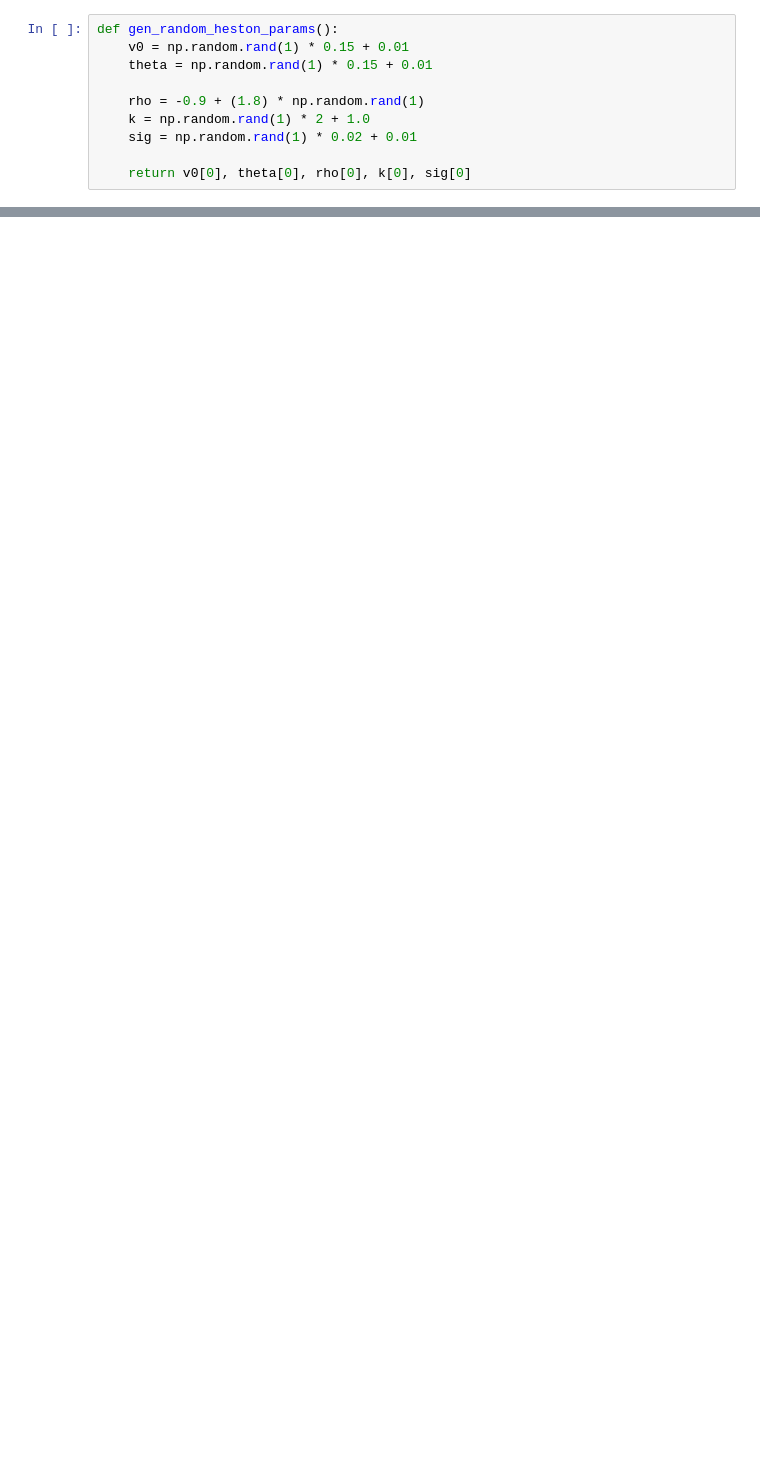
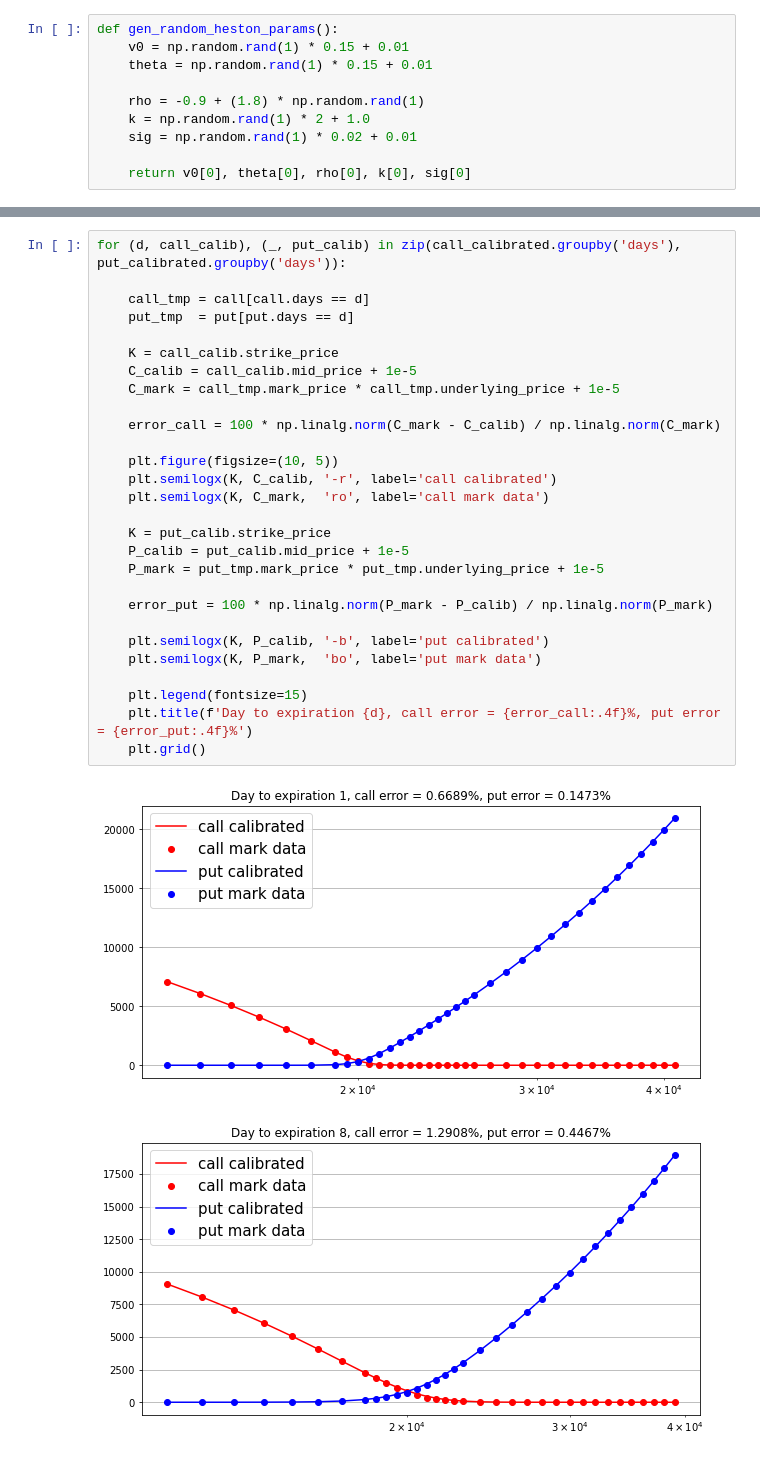
Before and after one commit to dolmatovas/MathFinance, a Jupyter notebook: CryptoOptionsCalibration/Calibration.ipynb, the cells around one changed output, grey strips where cells are left out. Cells and saved outputs as stored; diff of their text form; blank space fills up the shorter version.

```diff
--- a/CryptoOptionsCalibration/Calibration.ipynb
+++ b/CryptoOptionsCalibration/Calibration.ipynb
@@ -315,3 +339,34 @@ for (d, tmp), (d1, tmp1) in zip(call_calibrated.groupby('days'), put_calibrated.
 [figure]
 [figure]
 [figure]
+# %%
+for (d, call_calib), (_, put_calib) in zip(call_calibrated.groupby('days'), put_calibrated.groupby('days')):
+
+    call_tmp = call[call.days == d]
+    put_tmp  = put[put.days == d]
+
+    K = call_calib.strike_price
+    C_calib = call_calib.mid_price + 1e-5
+    C_mark = call_tmp.mark_price * call_tmp.underlying_price + 1e-5
+
+    error_call = 100 * np.linalg.norm(C_mark - C_calib) / np.linalg.norm(C_mark)
+
+    plt.figure(figsize=(10, 5))
+    plt.semilogx(K, C_calib, '-r', label='call calibrated')
+    plt.semilogx(K, C_mark,  'ro', label='call mark data')
+
+    K = put_calib.strike_price
+    P_calib = put_calib.mid_price + 1e-5
+    P_mark = put_tmp.mark_price * put_tmp.underlying_price + 1e-5
+
+    error_put = 100 * np.linalg.norm(P_mark - P_calib) / np.linalg.norm(P_mark)
+
+    plt.semilogx(K, P_calib, '-b', label='put calibrated')
+    plt.semilogx(K, P_mark,  'bo', label='put mark data')
+
+    plt.legend(fontsize=15)
+    plt.title(f'Day to expiration {d}, call error = {error_call:.4f}%, put error = {error_put:.4f}%')
+    plt.grid()
+# %% [output]
+[figure, added]
+[figure, added]
```
Also changed, not shown: parts of 32 cells of this notebook.
